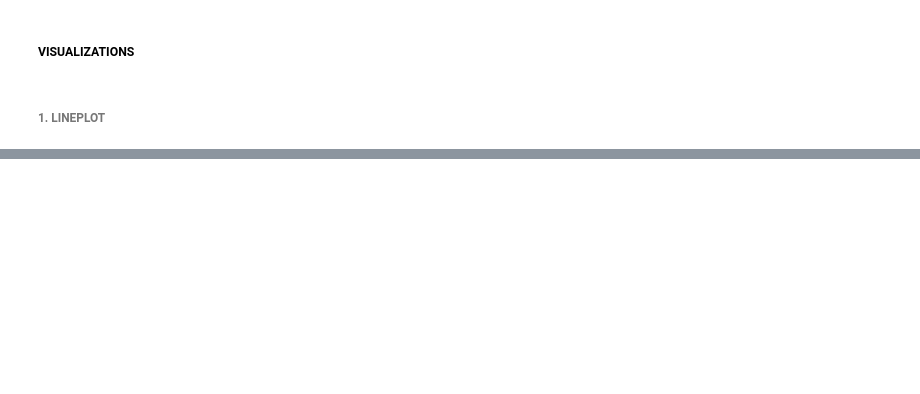
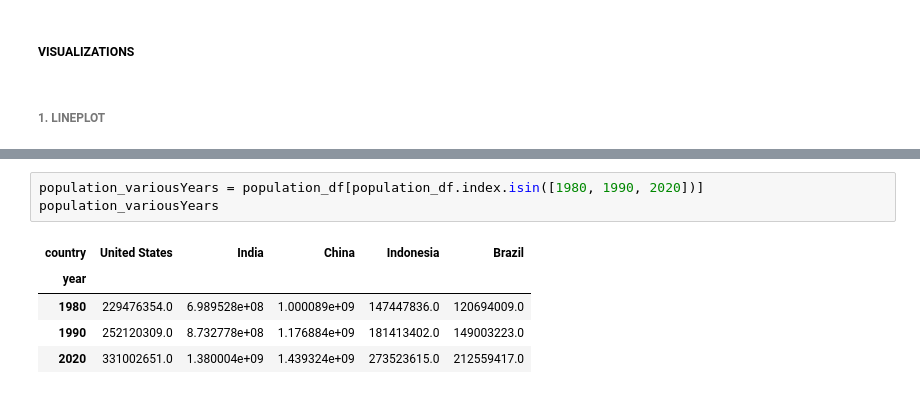
Before and after one commit to Giacomo98DaRe/Python_DataScience, a Jupyter notebook: Projects/2.Static&InteractiveVisualization/DatasetOverview&Reshaping.ipynb, the cells around one changed output, grey strips where cells are left out. Drawn from its saved outputs; the diff is of its cells as text; blank space fills up the shorter version.

```diff
--- a/Projects/2.Static&InteractiveVisualization/DatasetOverview&Reshaping.ipynb
+++ b/Projects/2.Static&InteractiveVisualization/DatasetOverview&Reshaping.ipynb
@@ -81,0 +130,9 @@ population_df
+# %%
+population_variousYears = population_df[population_df.index.isin([1980, 1990, 2020])]
+population_variousYears
+# %% [output]
+| country | United States | India | China | Indonesia | Brazil |
+| year |  |  |  |  |  |
+| 1980 | 229476354.0 | 6.989528e+08 | 1.000089e+09 | 147447836.0 | 120694009.0 |
+| 1990 | 252120309.0 | 8.732778e+08 | 1.176884e+09 | 181413402.0 | 149003223.0 |
+| 2020 | 331002651.0 | 1.380004e+09 | 1.439324e+09 | 273523615.0 | 212559417.0 |
```
Also changed, not shown: parts of 9 cells of this notebook.
